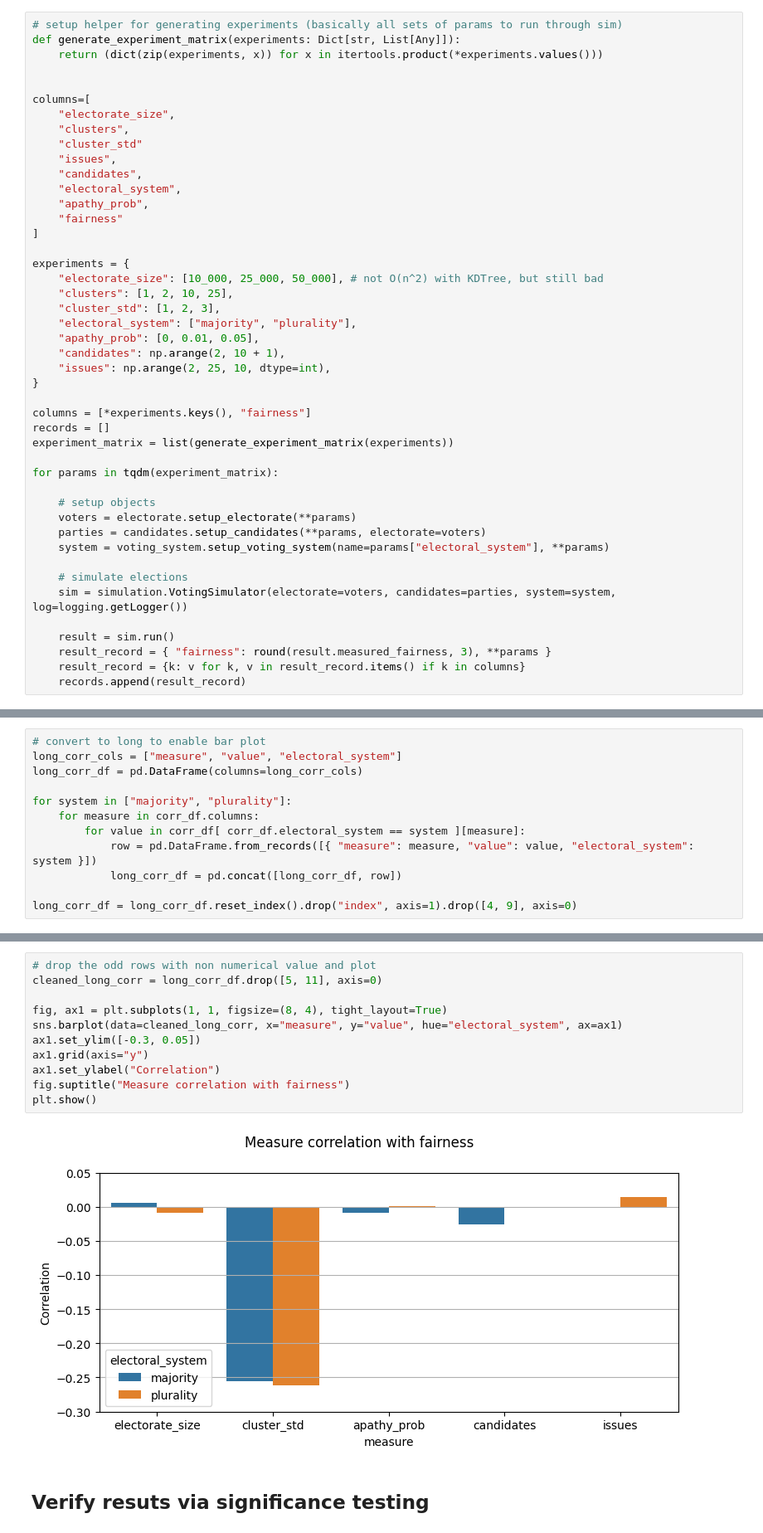
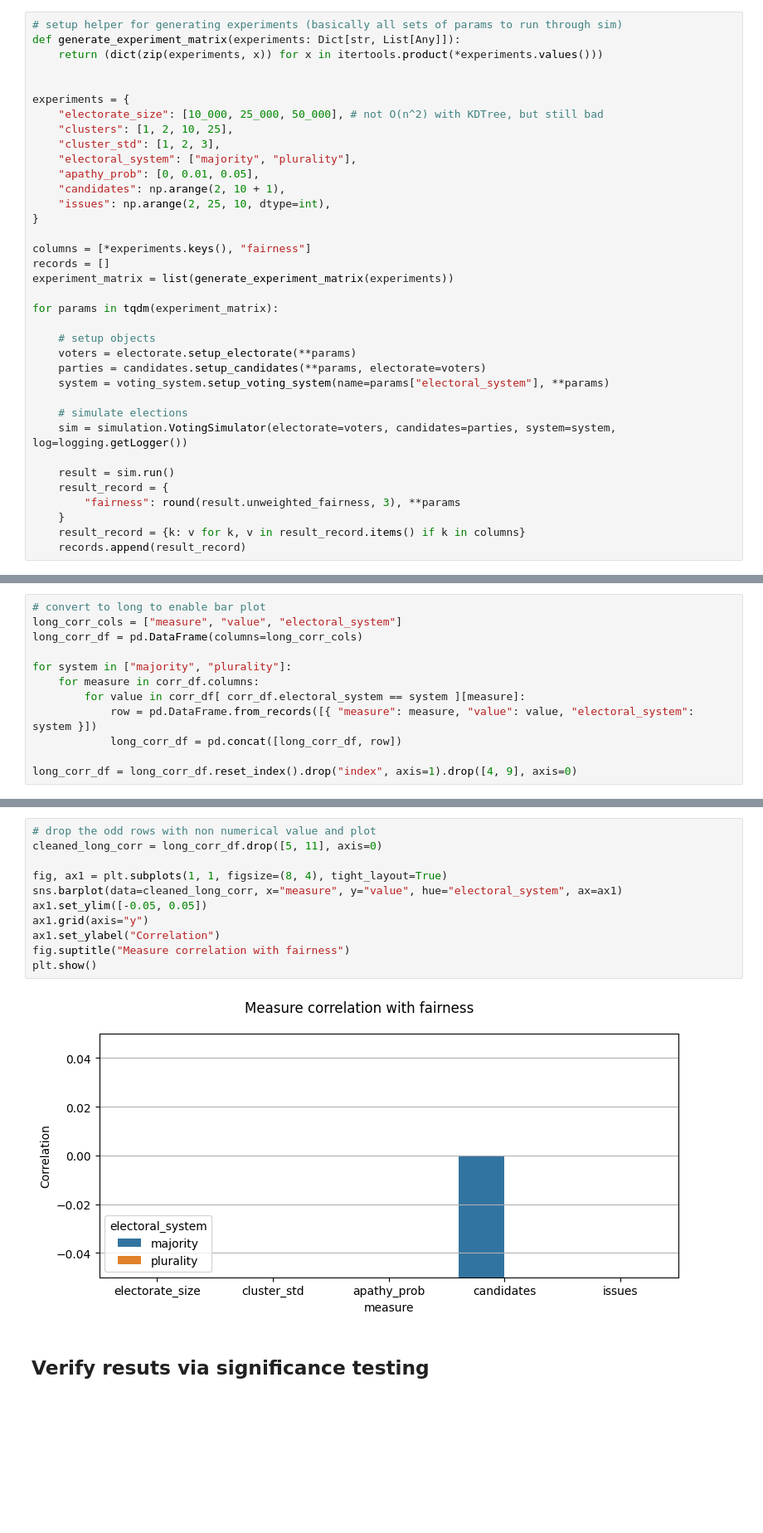
Before and after one commit to Expan75/complex-simulation-project, a Jupyter notebook: plurality_vs_majority.ipynb, the cells around one changed output, grey strips where cells are left out. Shown at 83% size. Drawn from its saved outputs; the diff is of its cells as text; blank space fills up the shorter version.

Commit message:
ensure notebooks handle extended result with weighted/nonnweighted fairness

```diff
--- a/plurality_vs_majority.ipynb
+++ b/plurality_vs_majority.ipynb
@@ -102,17 +106,6 @@ NOTE: a full run of experiments take a significant amount of time (~1h depending
 def generate_experiment_matrix(experiments: Dict[str, List[Any]]):
     return (dict(zip(experiments, x)) for x in itertools.product(*experiments.values()))
 
-
-columns=[
-    "electorate_size",
-    "clusters",
-    "cluster_std"
-    "issues",
-    "candidates",
-    "electoral_system",
-    "apathy_prob",
-    "fairness"
-]
 
 experiments = {
     "electorate_size": [10_000, 25_000, 50_000], # not O(n^2) with KDTree, but still bad
@@ -139,7 +132,9 @@ for params in tqdm(experiment_matrix):
     sim = simulation.VotingSimulator(electorate=voters, candidates=parties, system=system, log=logging.getLogger())
 
     result = sim.run()
-    result_record = { "fairness": round(result.measured_fairness, 3), **params }
+    result_record = {
+        "fairness": round(result.unweighted_fairness, 3), **params
+    }
     result_record = {k: v for k, v in result_record.items() if k in columns}
     records.append(result_record)
 # %%
@@ -251,16 +240,16 @@ long_corr_df
 # %%
 # drop the odd rows with non numerical value and plot
 cleaned_long_corr = long_corr_df.drop([5, 11], axis=0)
 
 fig, ax1 = plt.subplots(1, 1, figsize=(8, 4), tight_layout=True)
 sns.barplot(data=cleaned_long_corr, x="measure", y="value", hue="electoral_system", ax=ax1)
-ax1.set_ylim([-0.3, 0.05])
+ax1.set_ylim([-0.05, 0.05])
 ax1.grid(axis="y")
 ax1.set_ylabel("Correlation")
 fig.suptitle("Measure correlation with fairness")
 plt.show()
 # %% [output]
-[figure, old version]
+[figure, new version]
 # %% [markdown]
 ## Verify resuts via significance testing
 # %%
```
Also changed, not shown: parts of 10 cells of this notebook.
